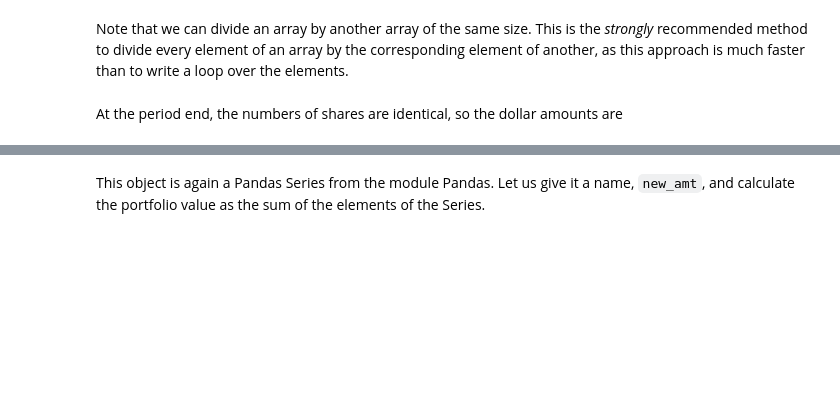
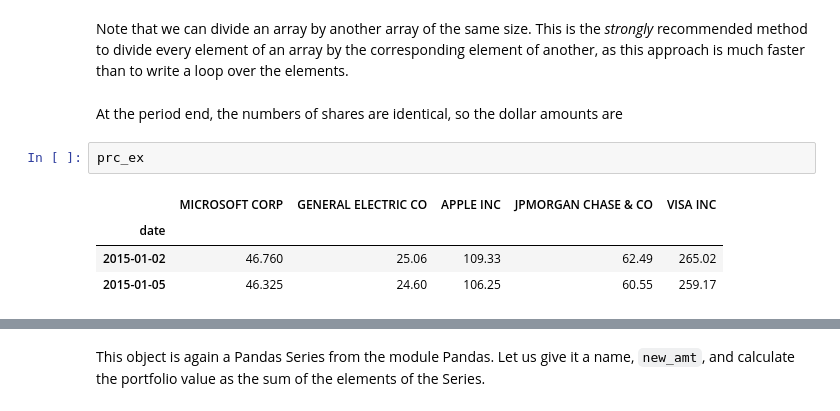
Before and after one commit to maramgueye/portfolio_construction_theory, a Jupyter notebook: portfolio_valuation.ipynb, the cells around one changed output, grey strips where cells are left out. Drawn from its saved outputs; the diff is of its cells as text; blank space fills up the shorter version.

```diff
--- a/portfolio_valuation.ipynb
+++ b/portfolio_valuation.ipynb
@@ -71,5 +145,12 @@ We can then obtain the initial number of shares, by dividing the dollar amount i
 Note that we can divide an array by another array of the same size. This is the *strongly* recommended method to divide every element of an array by the corresponding element of another, as this approach is much faster than to write a loop over the elements.
 # %% [markdown]
 At the period end, the numbers of shares are identical, so the dollar amounts are
+# %%
+prc_ex
+# %% [output]
+|  | MICROSOFT CORP | GENERAL ELECTRIC CO | APPLE INC | JPMORGAN CHASE & CO | VISA INC |
+| date |  |  |  |  |  |
+| 2015-01-02 | 46.760 | 25.06 | 109.33 | 62.49 | 265.02 |
+| 2015-01-05 | 46.325 | 24.60 | 106.25 | 60.55 | 259.17 |
 # %%
 # TODO: Write your own calculation here.
```
Also changed, not shown: parts of 24 cells of this notebook.
